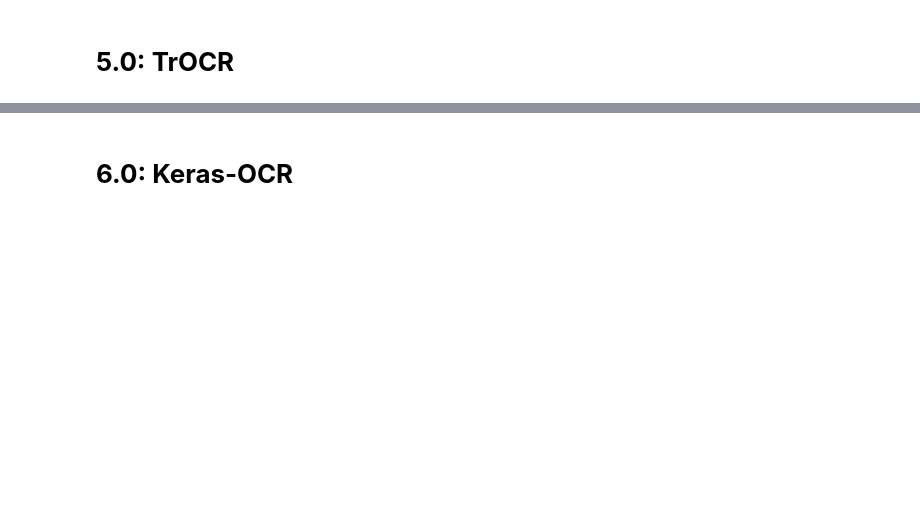
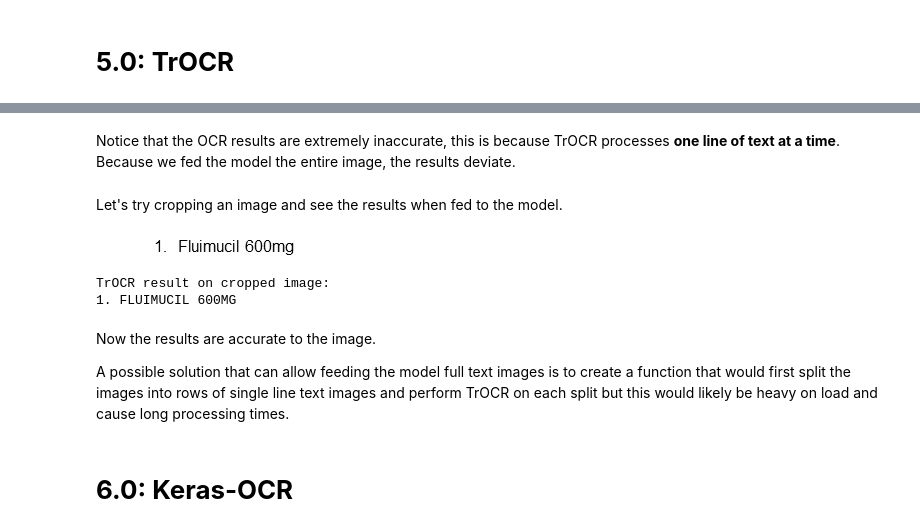
Before and after one commit to THS-ST/ocr-models, a Jupyter notebook: OCR_Models_Notebook.ipynb, the cells around one changed output, grey strips where cells are left out. Cells and saved outputs as stored; diff of their text form; code cells hidden in the pictures; blank space fills up the shorter version.

Commit message:
fix display, trocr test

```diff
--- a/OCR_Models_Notebook.ipynb
+++ b/OCR_Models_Notebook.ipynb
@@ -561,3 +546,27 @@ trocr_df
+# %% [markdown]
+Notice that the OCR results are extremely inaccurate, this is because TrOCR processes **one line of text at a time**. Because we fed the model the entire image, the results deviate.
+# %% [markdown]
+Let's try cropping an image and see the results when fed to the model.
+# %%
+crop_dir = IMAGES_DIR / "1.JPG"
+test_img = Image.open(crop_dir).convert("RGB")
+test_img = test_img.crop((0, 310, 220, 330))
+test_img
+# %% [output]
+[figure, added]
+# %%
+test_img_np = np.array(test_img)
+trocr_cropped_text = ocr_trocr(test_img_np)
+
+print("TrOCR result on cropped image:")
+print(trocr_cropped_text)
+# %% [output]
+TrOCR result on cropped image:
+1. FLUIMUCIL 600MG
+# %% [markdown]
+Now the results are accurate to the image.
+
+A possible solution that can allow feeding the model full text images is to create a function that would first split the images into rows of single line text images and perform TrOCR on each split but this would likely be heavy on load and cause long processing times.
 # %% [markdown]
 # **6.0: Keras-OCR**
 # %%
```
Also changed, not shown: parts of 24 cells of this notebook.
